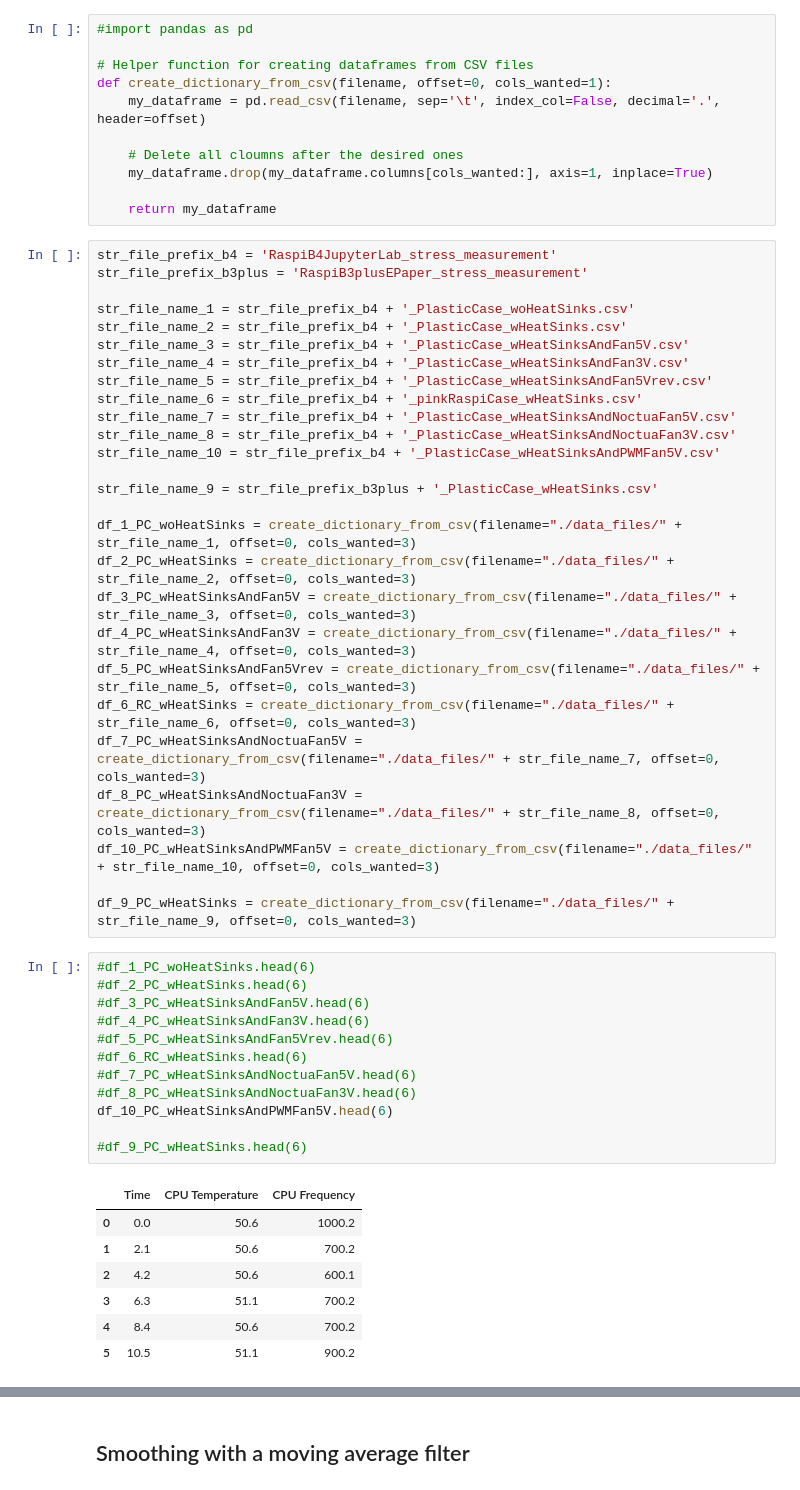
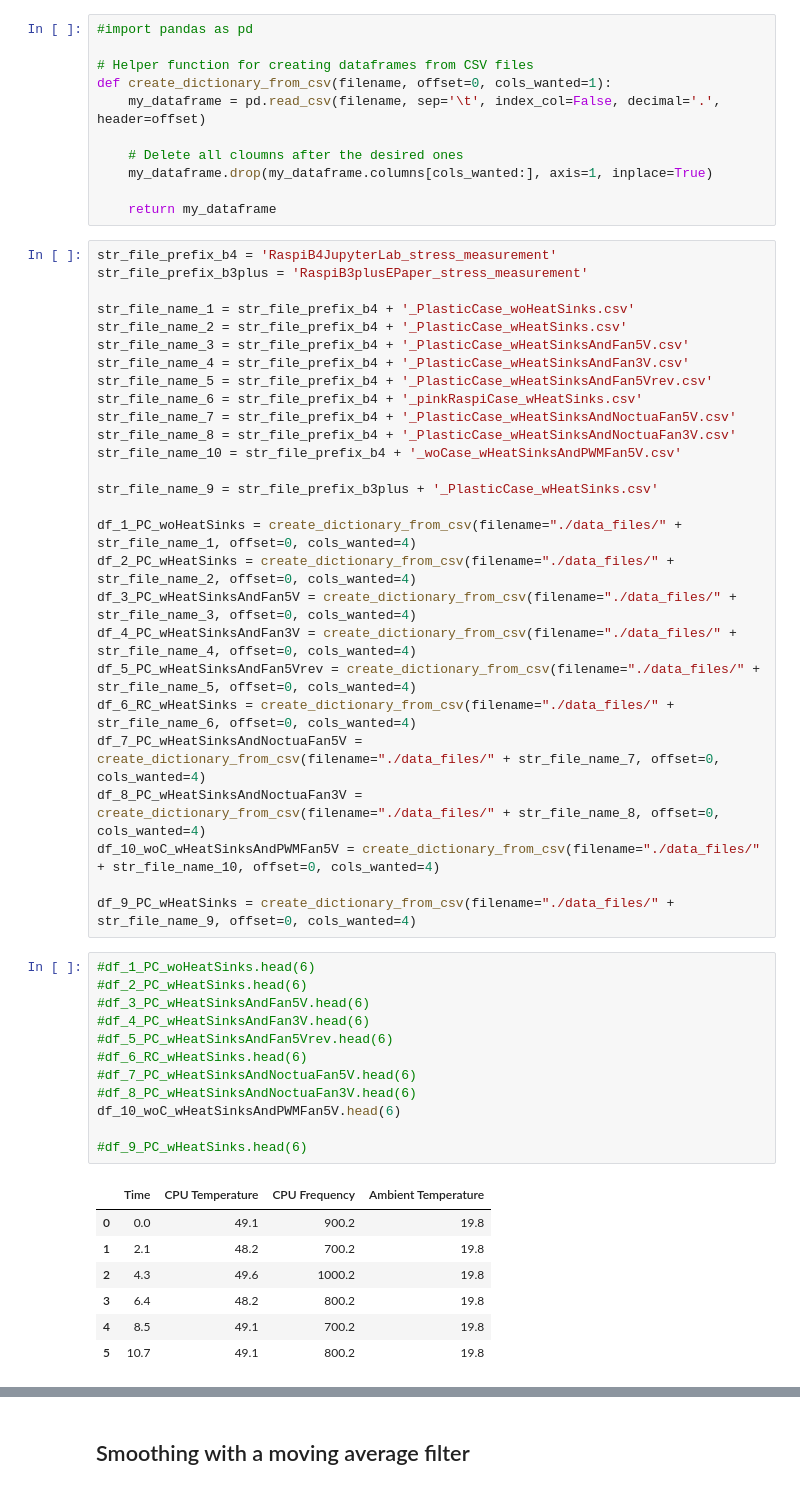
Before and after one commit to urmel79/Jupyter_Raspberry_Pi_Stress_Tests, a Jupyter notebook: Raspberry_Pi4_stress_test.ipynb, the cells around one changed output, grey strips where cells are left out. Cells and saved outputs as stored; diff of their text form.

```diff
--- a/Raspberry_Pi4_stress_test.ipynb
+++ b/Raspberry_Pi4_stress_test.ipynb
@@ -356,41 +390,41 @@ str_file_name_5 = str_file_prefix_b4 + '_PlasticCase_wHeatSinksAndFan5Vrev.csv'
 str_file_name_6 = str_file_prefix_b4 + '_pinkRaspiCase_wHeatSinks.csv'
 str_file_name_7 = str_file_prefix_b4 + '_PlasticCase_wHeatSinksAndNoctuaFan5V.csv'
 str_file_name_8 = str_file_prefix_b4 + '_PlasticCase_wHeatSinksAndNoctuaFan3V.csv'
-str_file_name_10 = str_file_prefix_b4 + '_PlasticCase_wHeatSinksAndPWMFan5V.csv'
+str_file_name_10 = str_file_prefix_b4 + '_woCase_wHeatSinksAndPWMFan5V.csv'
 
 str_file_name_9 = str_file_prefix_b3plus + '_PlasticCase_wHeatSinks.csv'
 
-df_1_PC_woHeatSinks = create_dictionary_from_csv(filename="./data_files/" + str_file_name_1, offset=0, cols_wanted=3)
-df_2_PC_wHeatSinks = create_dictionary_from_csv(filename="./data_files/" + str_file_name_2, offset=0, cols_wanted=3)
-df_3_PC_wHeatSinksAndFan5V = create_dictionary_from_csv(filename="./data_files/" + str_file_name_3, offset=0, cols_wanted=3)
-df_4_PC_wHeatSinksAndFan3V = create_dictionary_from_csv(filename="./data_files/" + str_file_name_4, offset=0, cols_wanted=3)
-df_5_PC_wHeatSinksAndFan5Vrev = create_dictionary_from_csv(filename="./data_files/" + str_file_name_5, offset=0, cols_wanted=3)
-df_6_RC_wHeatSinks = create_dictionary_from_csv(filename="./data_files/" + str_file_name_6, offset=0, cols_wanted=3)
-df_7_PC_wHeatSinksAndNoctuaFan5V = create_dictionary_from_csv(filename="./data_files/" + str_file_name_7, offset=0, cols_wanted=3)
-df_8_PC_wHeatSinksAndNoctuaFan3V = create_dictionary_from_csv(filename="./data_files/" + str_file_name_8, offset=0, cols_wanted=3)
-df_10_PC_wHeatSinksAndPWMFan5V = create_dictionary_from_csv(filename="./data_files/" + str_file_name_10, offset=0, cols_wanted=3)
+df_1_PC_woHeatSinks = create_dictionary_from_csv(filename="./data_files/" + str_file_name_1, offset=0, cols_wanted=4)
+df_2_PC_wHeatSinks = create_dictionary_from_csv(filename="./data_files/" + str_file_name_2, offset=0, cols_wanted=4)
+df_3_PC_wHeatSinksAndFan5V = create_dictionary_from_csv(filename="./data_files/" + str_file_name_3, offset=0, cols_wanted=4)
+df_4_PC_wHeatSinksAndFan3V = create_dictionary_from_csv(filename="./data_files/" + str_file_name_4, offset=0, cols_wanted=4)
+df_5_PC_wHeatSinksAndFan5Vrev = create_dictionary_from_csv(filename="./data_files/" + str_file_name_5, offset=0, cols_wanted=4)
+df_6_RC_wHeatSinks = create_dictionary_from_csv(filename="./data_files/" + str_file_name_6, offset=0, cols_wanted=4)
+df_7_PC_wHeatSinksAndNoctuaFan5V = create_dictionary_from_csv(filename="./data_files/" + str_file_name_7, offset=0, cols_wanted=4)
+df_8_PC_wHeatSinksAndNoctuaFan3V = create_dictionary_from_csv(filename="./data_files/" + str_file_name_8, offset=0, cols_wanted=4)
+df_10_woC_wHeatSinksAndPWMFan5V = create_dictionary_from_csv(filename="./data_files/" + str_file_name_10, offset=0, cols_wanted=4)
 
-df_9_PC_wHeatSinks = create_dictionary_from_csv(filename="./data_files/" + str_file_name_9, offset=0, cols_wanted=3)
+df_9_PC_wHeatSinks = create_dictionary_from_csv(filename="./data_files/" + str_file_name_9, offset=0, cols_wanted=4)
 # %%
 #df_1_PC_woHeatSinks.head(6)
 #df_2_PC_wHeatSinks.head(6)
 #df_3_PC_wHeatSinksAndFan5V.head(6)
 #df_4_PC_wHeatSinksAndFan3V.head(6)
 #df_5_PC_wHeatSinksAndFan5Vrev.head(6)
 #df_6_RC_wHeatSinks.head(6)
 #df_7_PC_wHeatSinksAndNoctuaFan5V.head(6)
 #df_8_PC_wHeatSinksAndNoctuaFan3V.head(6)
-df_10_PC_wHeatSinksAndPWMFan5V.head(6)
+df_10_woC_wHeatSinksAndPWMFan5V.head(6)
 
 #df_9_PC_wHeatSinks.head(6)
 # %% [output]
-|  | Time | CPU Temperature | CPU Frequency |
-| 0 | 0.0 | 50.6 | 1000.2 |
-| 1 | 2.1 | 50.6 | 700.2 |
-| 2 | 4.2 | 50.6 | 600.1 |
-| 3 | 6.3 | 51.1 | 700.2 |
-| 4 | 8.4 | 50.6 | 700.2 |
-| 5 | 10.5 | 51.1 | 900.2 |
+|  | Time | CPU Temperature | CPU Frequency | Ambient Temperature |
+| 0 | 0.0 | 49.1 | 900.2 | 19.8 |
+| 1 | 2.1 | 48.2 | 700.2 | 19.8 |
+| 2 | 4.3 | 49.6 | 1000.2 | 19.8 |
+| 3 | 6.4 | 48.2 | 800.2 | 19.8 |
+| 4 | 8.5 | 49.1 | 700.2 | 19.8 |
+| 5 | 10.7 | 49.1 | 800.2 | 19.8 |
 # %%
 #df_1_PC_woHeatSinks.dtypes
 #df_2_PC_wHeatSinks.dtypes
```
Also changed, not shown: parts of 17 cells of this notebook, 9 other files.
